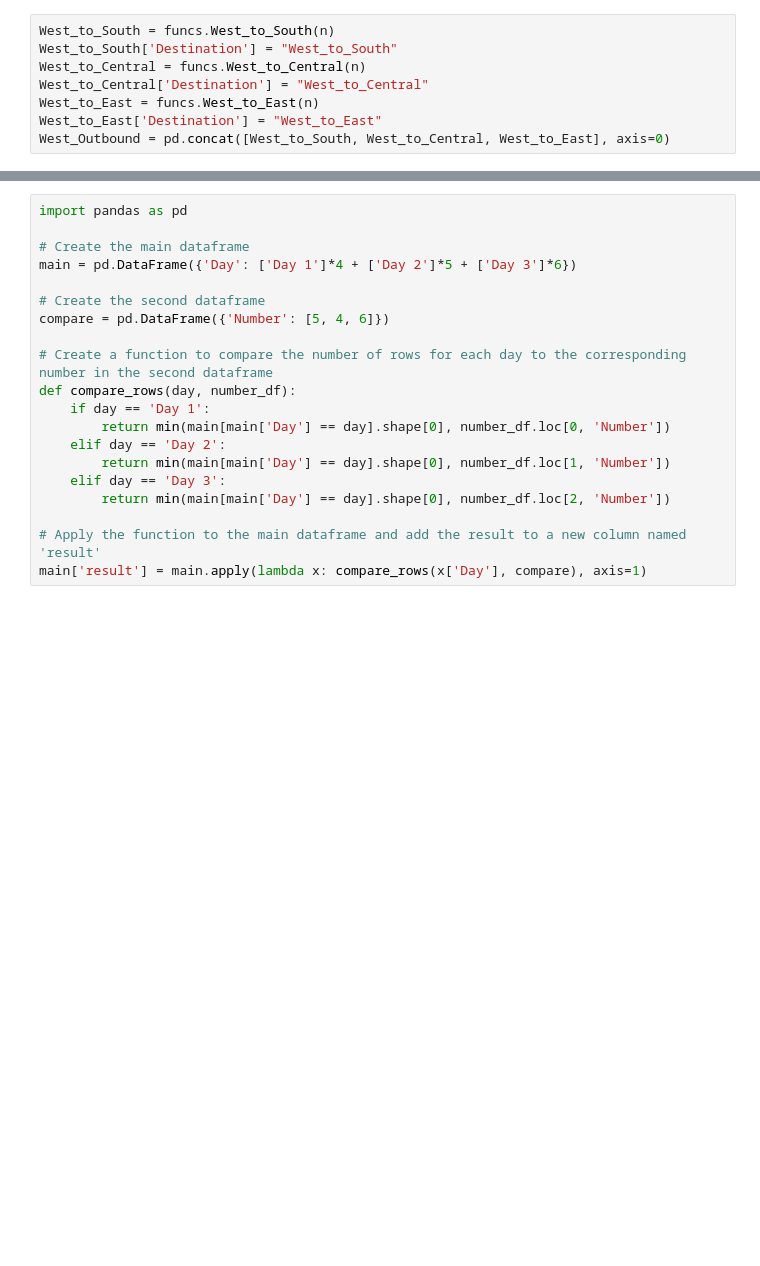
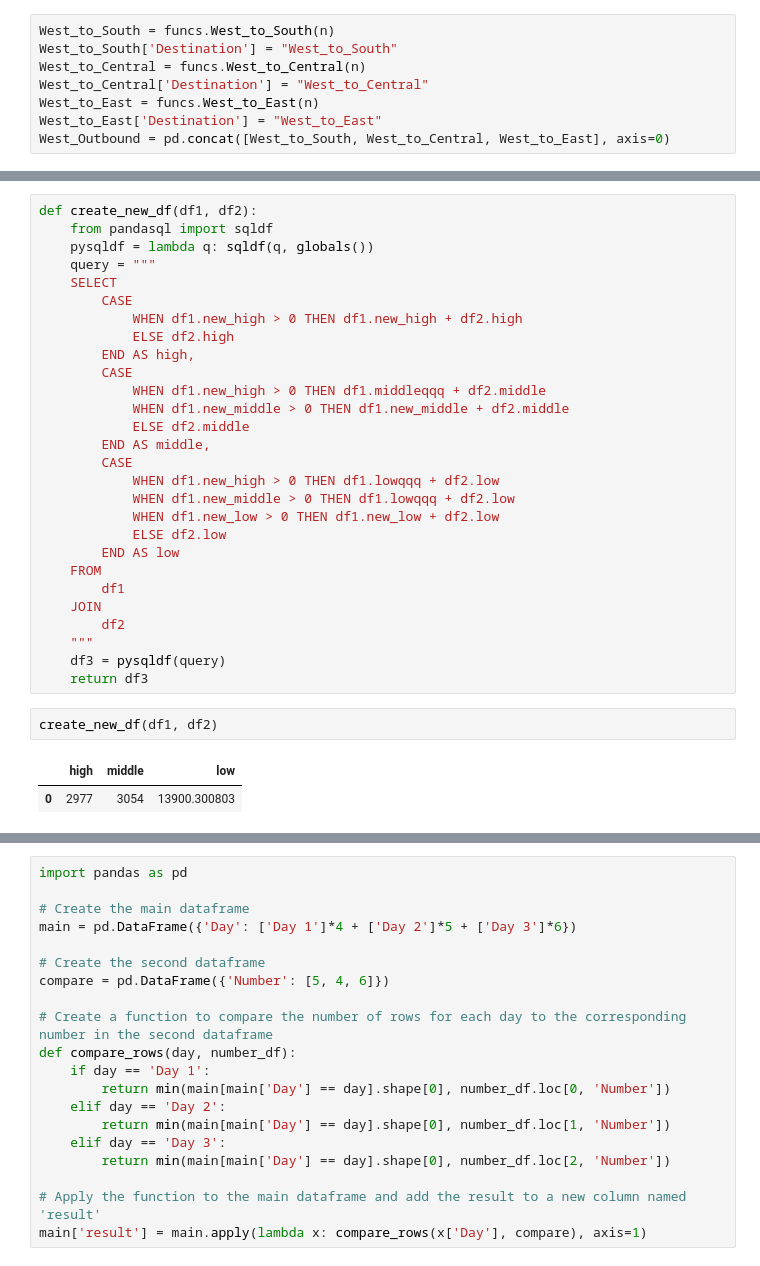
Before and after one commit to lychrst/Superstore-Logistics, a Jupyter notebook: Superstore Logistics.ipynb, the cells around one changed output, grey strips where cells are left out. Cells and saved outputs as stored; diff of their text form; blank space fills up the shorter version.

```diff
--- a/Superstore Logistics.ipynb
+++ b/Superstore Logistics.ipynb
@@ -210,0 +171,33 @@ print(df_result)
+# %%
+def create_new_df(df1, df2):
+    from pandasql import sqldf
+    pysqldf = lambda q: sqldf(q, globals())
+    query = """
+    SELECT
+        CASE
+            WHEN df1.new_high > 0 THEN df1.new_high + df2.high
+            ELSE df2.high
+        END AS high,
+        CASE
+            WHEN df1.new_high > 0 THEN df1.middleqqq + df2.middle
+            WHEN df1.new_middle > 0 THEN df1.new_middle + df2.middle
+            ELSE df2.middle
+        END AS middle,
+        CASE
+            WHEN df1.new_high > 0 THEN df1.lowqqq + df2.low
+            WHEN df1.new_middle > 0 THEN df1.lowqqq + df2.low
+            WHEN df1.new_low > 0 THEN df1.new_low + df2.low
+            ELSE df2.low
+        END AS low
+    FROM
+        df1
+    JOIN
+        df2
+    """
+    df3 = pysqldf(query)
+    return df3
+# %%
+create_new_df(df1, df2)
+# %% [output]
+|  | high | middle | low |
+| 0 | 2977 | 3054 | 13900.300803 |
```
Also changed, not shown: parts of 46 cells of this notebook.
